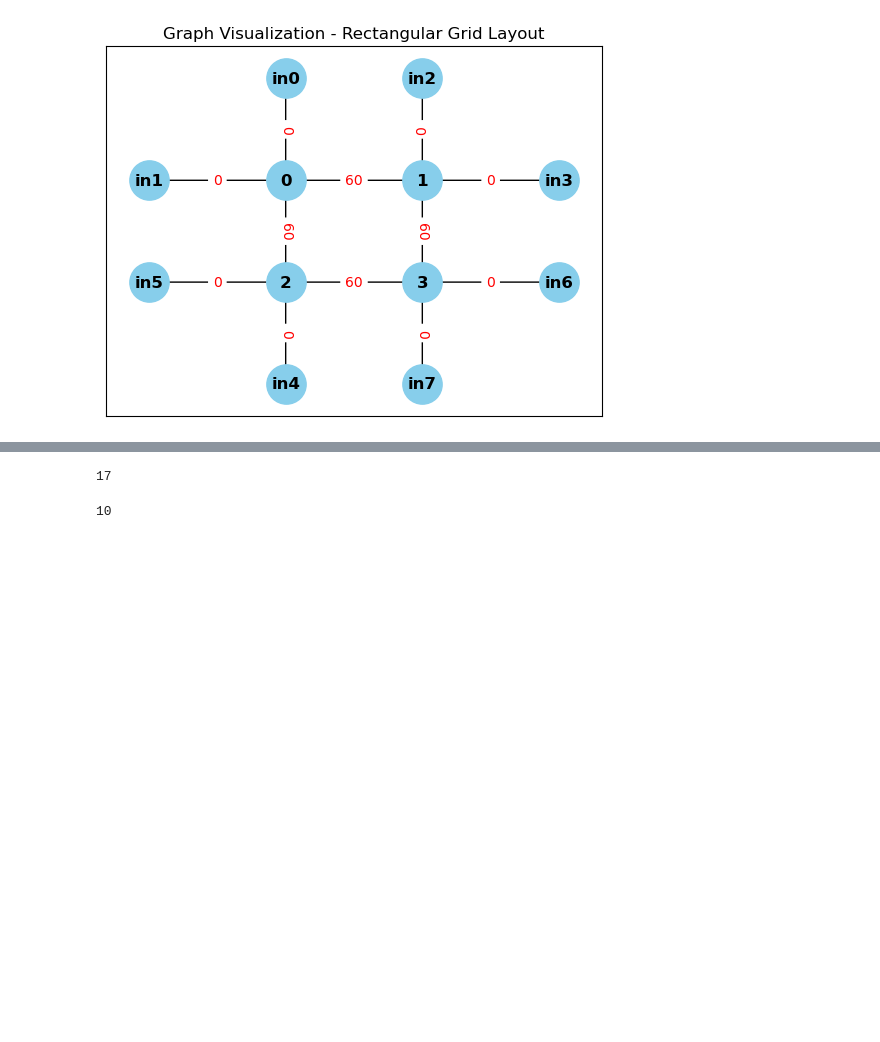
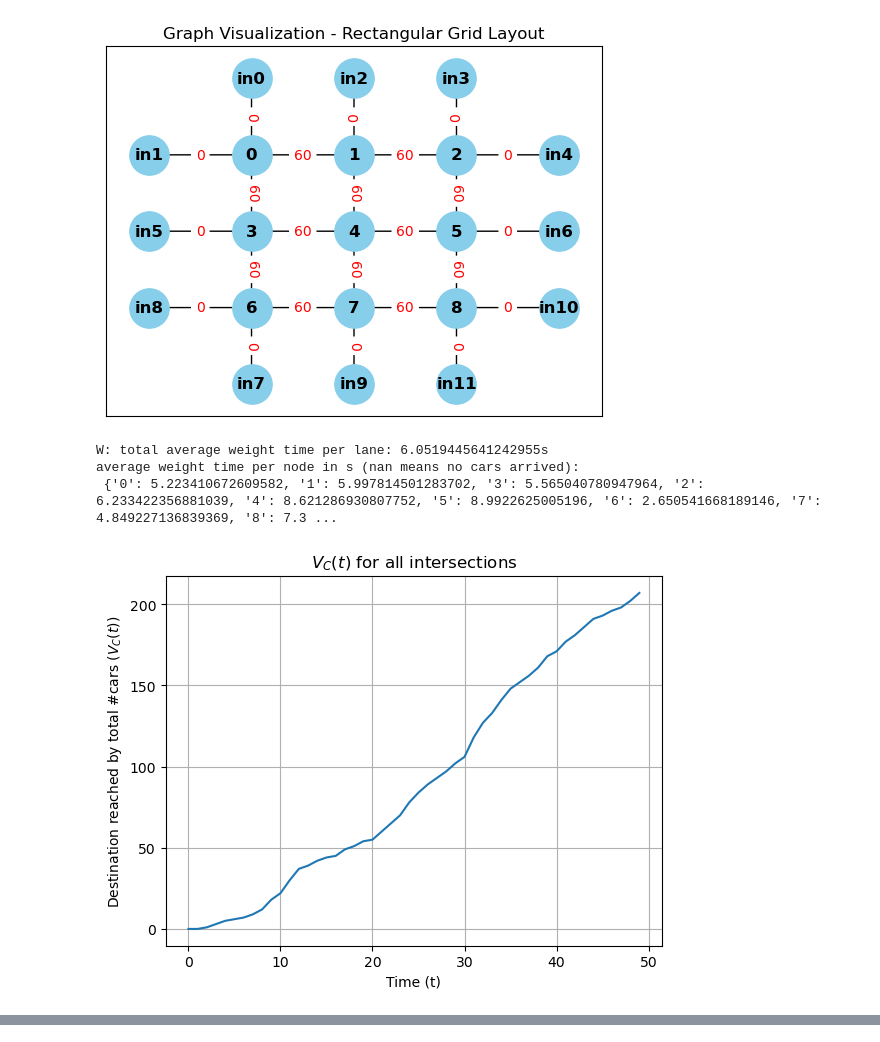
Before and after one commit to kvnoct/episodic_control, a Jupyter notebook: memory_sarsa/test.ipynb, the cells around one changed output, grey strips where cells are left out. Saved outputs shown, nothing was run; the diff lists cells and outputs as text; code cells hidden in the pictures; blank space fills up the shorter version.

```diff
--- a/memory_sarsa/test.ipynb
+++ b/memory_sarsa/test.ipynb
@@ -4,24 +8,34 @@ import environment
 # %%
 # test env
-duration = 100
+duration = 50
 lanes = ['F', 'L', 'R']
 directions = ['N', 'E', 'S', 'W']
 A = [(['E', 'W'], ['F']), (['E', 'W'], ['L']),
     (['N', 'S'], ['F']), (['N', 'S'], ['L']),
     (['E'], ['F', 'L']), (['W'], ['F', 'L']),
     (['N'], ['F', 'L']), (['S'], ['F', 'L'])]
 vehicle_parameters = {'duration': duration, 'min_speed': 2.22, 'max_speed': 13.33,
-                      'lanes': lanes, 'arrival_rates': {'E': 5/60, 'N': 5/60, 'W': 10/60, 'S': 7/60}}
+                      'lanes': lanes, 'arrival_rates': {'E': 25/60, 'N': 25/60, 'W': 20/60, 'S': 27/60}}
 intersection_parameters = {'duration': duration, 'action_duration': 10,
                            'Lanes': lanes, 'Directions': directions, 'A': A,
                            'gamma': 0.95, 'alpha': 0.1, 'espilon': 0.1, 'is_mem_based':False,
                            'is_dynamic_action_duration': False, 'dynamic_action_duration': 4,
                            'reward_function': utils.calculate_reward_default, 'n_vehicle_leaving_per_lane': 1}
-graph_structure_params = {'rows': 2, 'cols': 2, 'length': 60}
+graph_structure_params = {'rows': 3, 'cols': 3, 'length': 60}
+communcation_parameters = {'A': A, 'mu': 0.0, 'sigma': 1.0, 'tau': 0.0}
 
 
 
-env_SARSA = environment.Env(duration=duration, graph_structure_parameters=graph_structure_params,
-          vehicle_parameters=vehicle_parameters, intersection_parameters=intersection_parameters)
+env_SARSA = environment.Env(duration=duration, comm_based = False, graph_structure_parameters=graph_structure_params,
+          vehicle_parameters=vehicle_parameters, intersection_parameters=intersection_parameters,
+          communication_parameters=communcation_parameters)
+
+env_SARSA.SARSA_run(n_episodes=1, update_epoch = 25)
+# env_SARSA.plot_env()
+env_SARSA.display_congestion_metric()
 # %% [output]
-[figure, old version]
+[figure, new version]
+W: total average weight time per lane: 6.0519445641242955s
+average weight time per node in s (nan means no cars arrived):
+ {'0': 5.223410672609582, '1': 5.997814501283702, '3': 5.565040780947964, '2': 6.233422356881039, '4': 8.621286930807752, '5': 8.9922625005196, '6': 2.650541668189146, '7': 4.849227136839369, '8': 7.3 ...
+[figure, added]
@@ -28,18 +50,0 @@ env_SARSA = environment.Env(duration=duration, graph_structure_parameters=graph_
-# %%
-sum_vehicles = 0
-for direction in env_SARSA.graph.nodes['0'].intersection.vehicles:
-
-    sum_vehicles += len(env_SARSA.graph.nodes['0'].intersection.vehicles[direction])
-
-sum_vehicles
-# %% [output]
-17
-# %%
-sum_vehicles = 0
-for direction in env_SARSA.graph.nodes['1'].intersection.vehicles:
-
-    sum_vehicles += len(env_SARSA.graph.nodes['1'].intersection.vehicles[direction])
-
-sum_vehicles
-# %% [output]
-10
```
Also changed, not shown: parts of 14 cells of this notebook, 49 other files.
